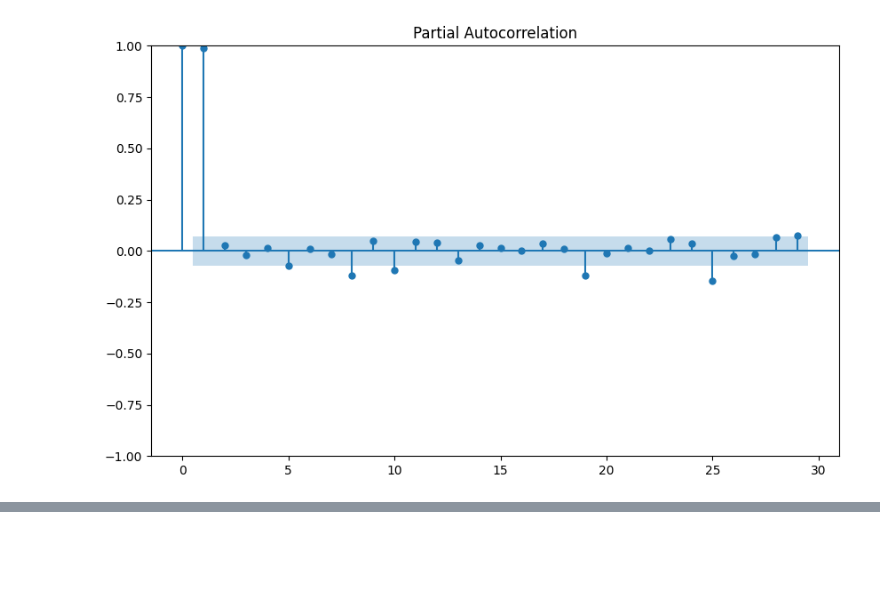
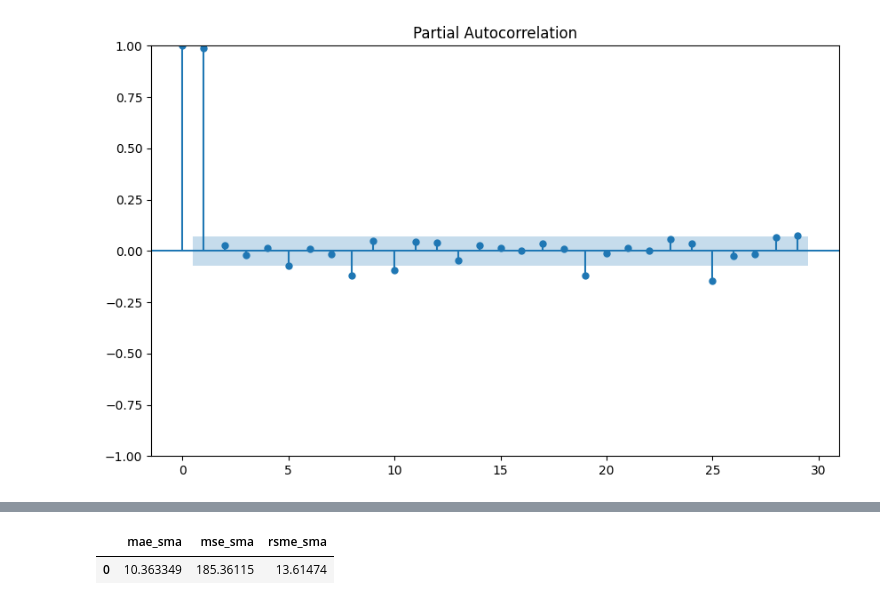
Before and after one commit to Abhishekaerohub/Abhishek-ML-Projects, a Jupyter notebook: Time Series/Time series part 3.ipynb, the cells around one changed output, grey strips where cells are left out. Cells and saved outputs as stored; diff of their text form; code cells hidden in the pictures; blank space fills up the shorter version.

```diff
--- a/Time Series/Time series part 3.ipynb
+++ b/Time Series/Time series part 3.ipynb
@@ -134,0 +171,5 @@ sm.graphics.tsa.plot_pacf(tsla_close);
+# %%
+sma=sma.dropna()
+mae_sma=mean_absolute_error(tsla_close.iloc[7:],sma)
+mse_sma=mean_squared_error(tsla_close.iloc[7:],sma)
+rmse_sma=np.sqrt(mse_sma)
@@ -134,0 +192,9 @@ sm.graphics.tsa.plot_pacf(tsla_close);
+# %%
+sma_pref={'mae_sma':mae_sma,
+         'mse_sma':mse_sma,
+         'rsme_sma':rmse_sma}
+sma_pref=pd.DataFrame([sma_pref])
+sma_pref
+# %% [output]
+|  | mae_sma | mse_sma | rsme_sma |
+| 0 | 10.363349 | 185.36115 | 13.61474 |
```
Also changed, not shown: parts of 10 cells of this notebook.
